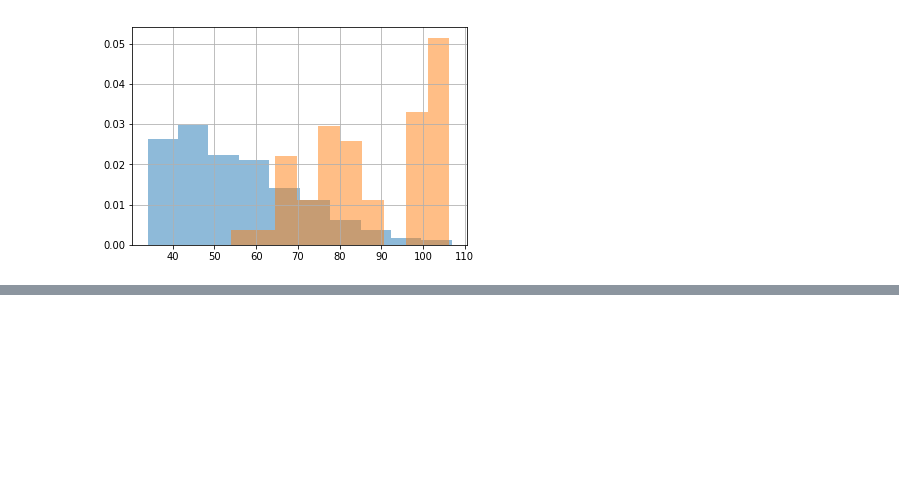
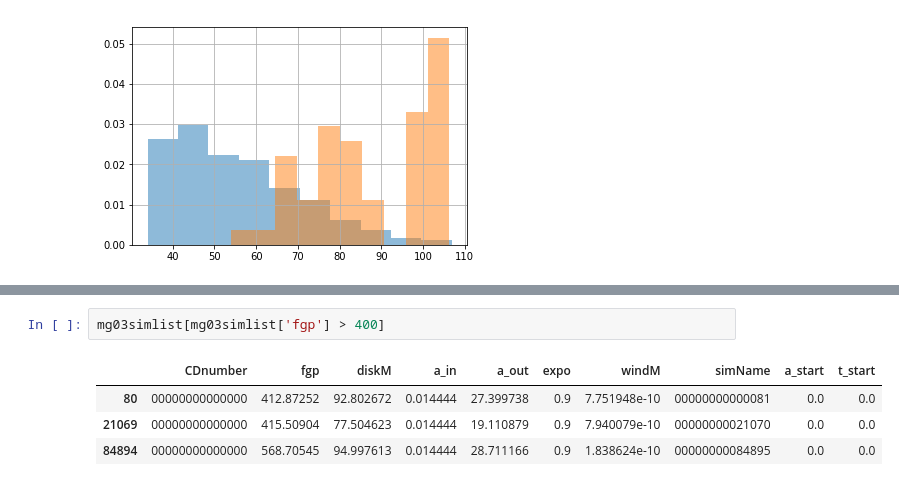
Before and after one commit to matiscke/popsyntools, a Jupyter notebook: notebooks/20180607_joinSimlistPopulation.ipynb, the cells around one changed output, grey strips where cells are left out. Saved outputs shown, nothing was run; the diff lists cells and outputs as text; blank space fills up the shorter version.

Commit message:
analysis of gas surface density, disk types

```diff
--- a/notebooks/20180607_joinSimlistPopulation.ipynb
+++ b/notebooks/20180607_joinSimlistPopulation.ipynb
@@ -122,0 +128,7 @@ giants.diskM.hist(ax=ax, normed=True, alpha=0.5)
+# %%
+mg03simlist[mg03simlist['fgp'] > 400]
+# %% [output]
+|  | CDnumber | fgp | diskM | a_in | a_out | expo | windM | simName | a_start | t_start |
+| 80 | 00000000000000 | 412.87252 | 92.802672 | 0.014444 | 27.399738 | 0.9 | 7.751948e-10 | 00000000000081 | 0.0 | 0.0 |
+| 21069 | 00000000000000 | 415.50904 | 77.504623 | 0.014444 | 19.110879 | 0.9 | 7.940079e-10 | 00000000021070 | 0.0 | 0.0 |
+| 84894 | 00000000000000 | 568.70545 | 94.997613 | 0.014444 | 28.711166 | 0.9 | 1.838624e-10 | 00000000084895 | 0.0 | 0.0 |
```
Also changed, not shown: parts of 11 cells of this notebook, 1 other file.
